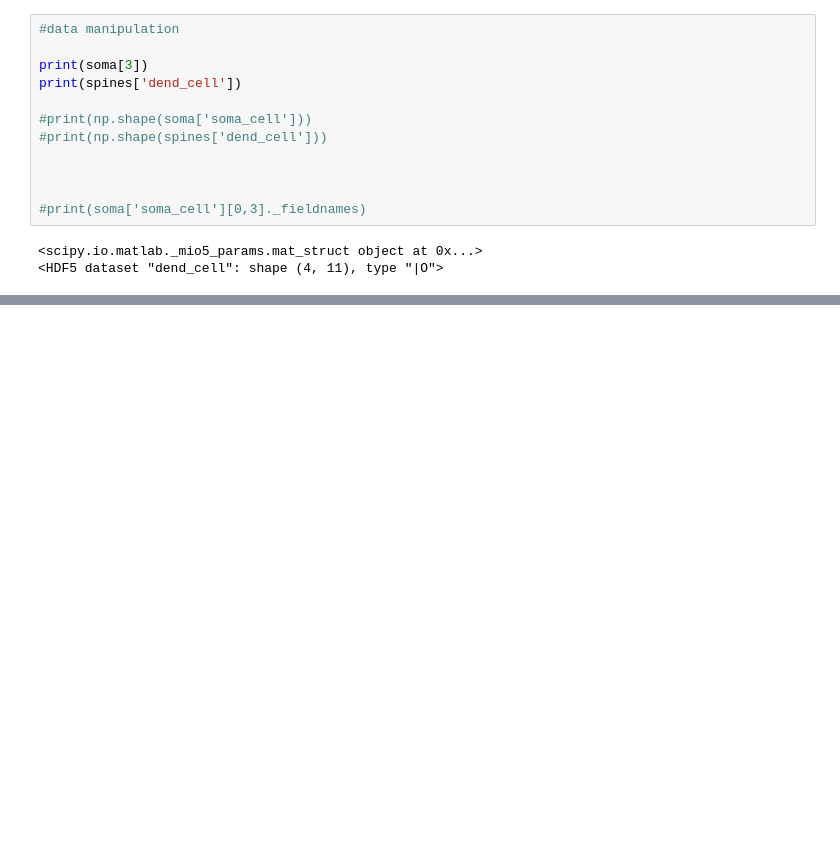
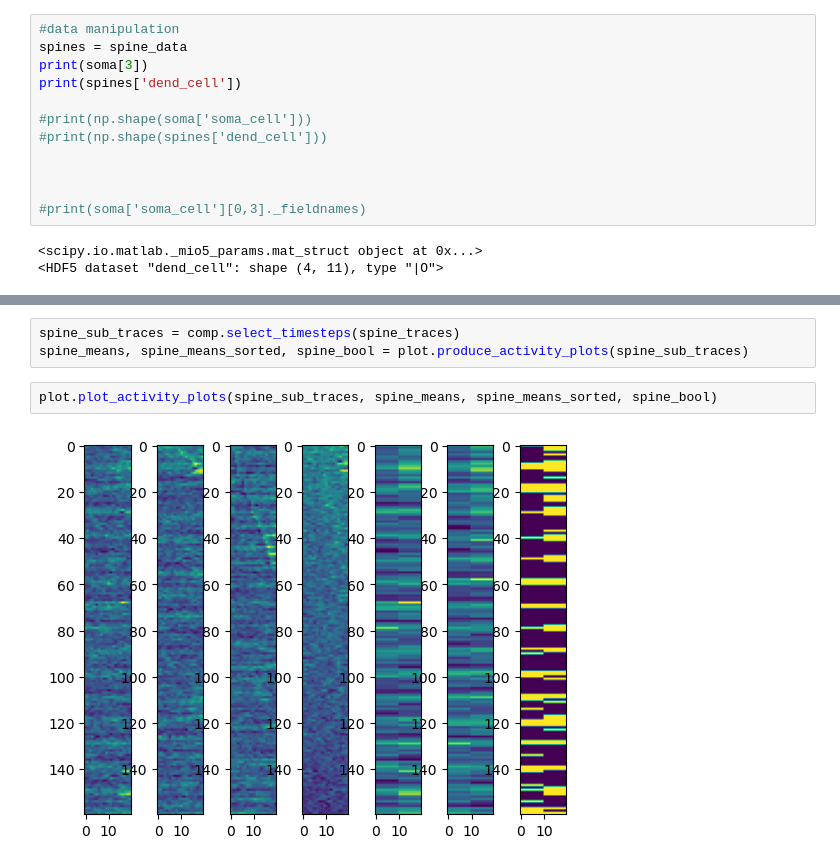
Before and after one commit to GreggHeller1/adult-spine-models, a Jupyter notebook: scripts/notebook.ipynb, the cells around one changed output, grey strips where cells are left out. Saved outputs shown, nothing was run; the diff lists cells and outputs as text; blank space fills up the shorter version.

```diff
--- a/scripts/notebook.ipynb
+++ b/scripts/notebook.ipynb
@@ -62,6 +62,6 @@ spines = io.loadmat(spines_path)
 # %%
 #data manipulation
-
+spines = spine_data
 print(soma[3])
 print(spines['dend_cell'])
 
@@ -323,0 +128,7 @@ print(sort[test])
+# %%
+spine_sub_traces = comp.select_timesteps(spine_traces)
+spine_means, spine_means_sorted, spine_bool = plot.produce_activity_plots(spine_sub_traces)
+# %%
+plot.plot_activity_plots(spine_sub_traces, spine_means, spine_means_sorted, spine_bool)
+# %% [output]
+[figure, added]
```
Also changed, not shown: parts of 18 cells of this notebook, 4 other files.
